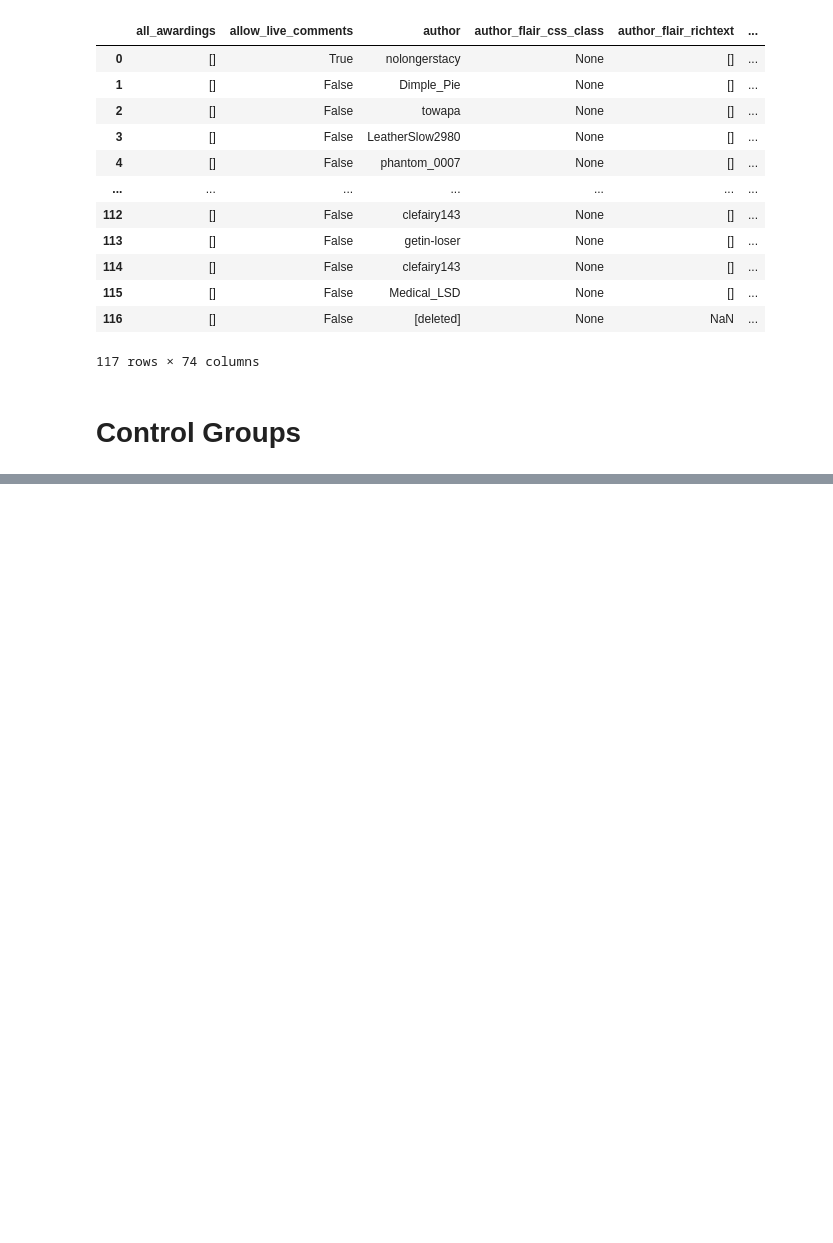
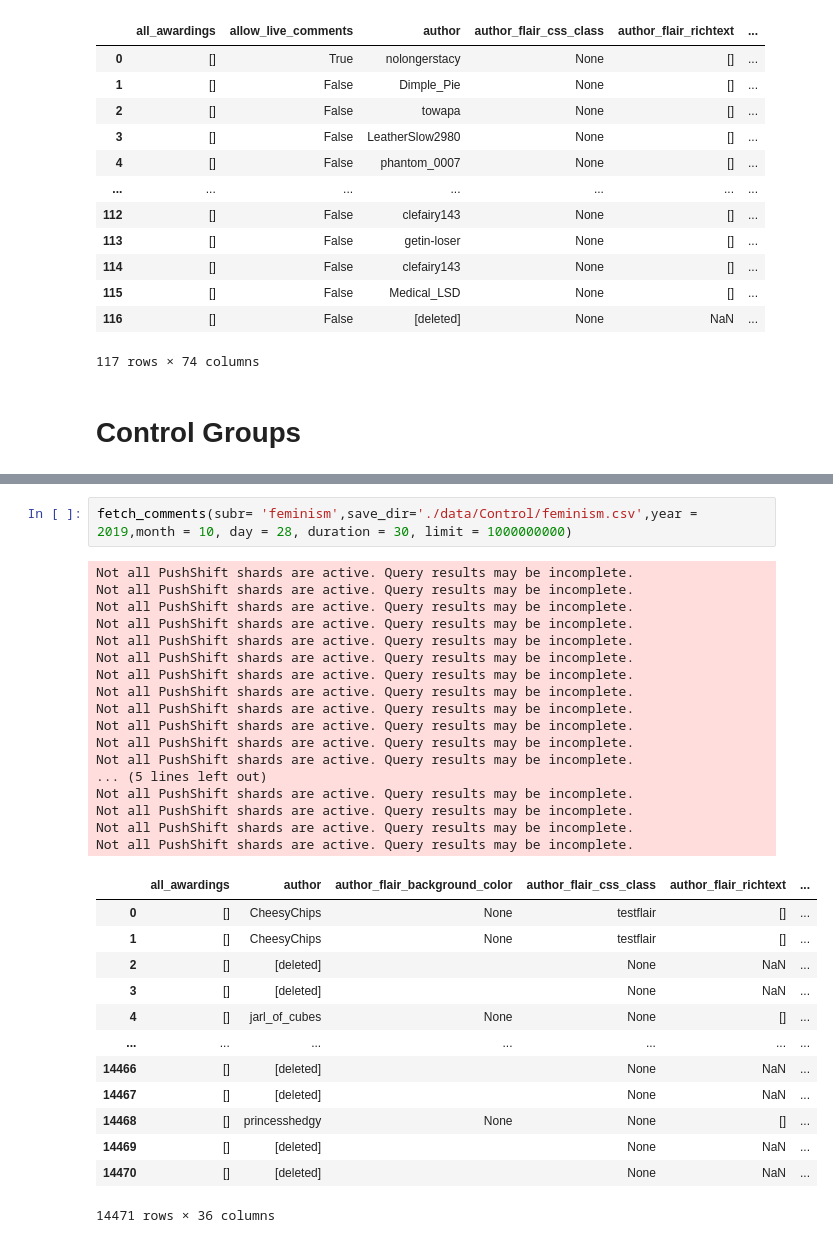
Before and after one commit to anng217/redditbots, a Jupyter notebook: pushshift.ipynb, the cells around one changed output, grey strips where cells are left out. Drawn from its saved outputs; the diff is of its cells as text; blank space fills up the shorter version.

```diff
--- a/pushshift.ipynb
+++ b/pushshift.ipynb
@@ -415,0 +451,33 @@ Not all PushShift shards are active. Query results may be incomplete.
+# %%
+fetch_comments(subr= 'feminism',save_dir='./data/Control/feminism.csv',year = 2019,month = 10, day = 28, duration = 30, limit = 1000000000)
+# %% [output]
+Not all PushShift shards are active. Query results may be incomplete.
+Not all PushShift shards are active. Query results may be incomplete.
+Not all PushShift shards are active. Query results may be incomplete.
+Not all PushShift shards are active. Query results may be incomplete.
+Not all PushShift shards are active. Query results may be incomplete.
+Not all PushShift shards are active. Query results may be incomplete.
+Not all PushShift shards are active. Query results may be incomplete.
+Not all PushShift shards are active. Query results may be incomplete.
+Not all PushShift shards are active. Query results may be incomplete.
+Not all PushShift shards are active. Query results may be incomplete.
+Not all PushShift shards are active. Query results may be incomplete.
+Not all PushShift shards are active. Query results may be incomplete.
+... (5 lines left out)
+Not all PushShift shards are active. Query results may be incomplete.
+Not all PushShift shards are active. Query results may be incomplete.
+Not all PushShift shards are active. Query results may be incomplete.
+Not all PushShift shards are active. Query results may be incomplete.
+|  | all_awardings | author | author_flair_background_color | author_flair_css_class | author_flair_richtext | ... |
+| 0 | [] | CheesyChips | None | testflair | [] | ... |
+| 1 | [] | CheesyChips | None | testflair | [] | ... |
+| 2 | [] | [deleted] |  | None | NaN | ... |
+| 3 | [] | [deleted] |  | None | NaN | ... |
+| 4 | [] | jarl_of_cubes | None | None | [] | ... |
+| ... | ... | ... | ... | ... | ... | ... |
+| 14466 | [] | [deleted] |  | None | NaN | ... |
+| 14467 | [] | [deleted] |  | None | NaN | ... |
+| 14468 | [] | princesshedgy | None | None | [] | ... |
+| 14469 | [] | [deleted] |  | None | NaN | ... |
+| 14470 | [] | [deleted] |  | None | NaN | ... |
+14471 rows × 36 columns
```
Also changed, not shown: parts of 7 cells of this notebook, 5 other files.
